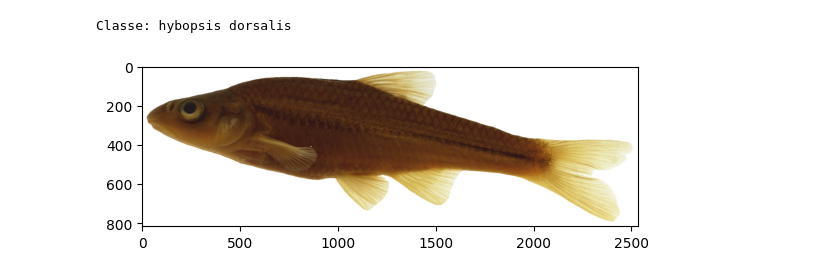
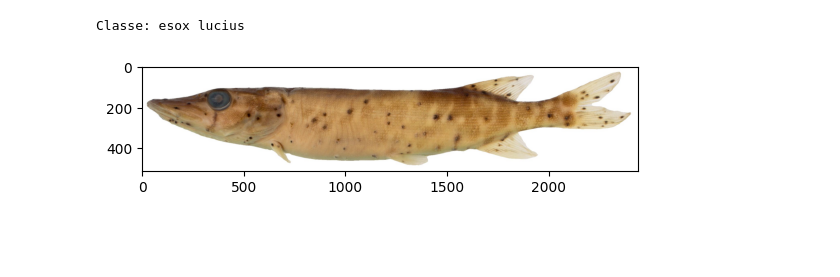
Before and after one commit to Giu27/ecowave, a Jupyter notebook: main.ipynb, the cells around one changed output. Saved outputs shown, nothing was run; the diff lists cells and outputs as text; code cells hidden in the pictures; blank space fills up the shorter version.

```diff
--- a/main.ipynb
+++ b/main.ipynb
@@ -16,29 +16,29 @@ if torch.cuda.is_available():
 # %%
 from PIL import Image
 import os
 import numpy as np
 import pandas as pd
 import matplotlib.pyplot as plt
 
 # Set the the fish_vista_repo_dir to the path of your cloned fish-vista HF repository
 fish_vista_repo_dir = "dataset/fish-vista/"
 
 # Read classification test and train csv files
 train_path = os.path.join(fish_vista_repo_dir, "classification_train.csv")
 train_df = pd.read_csv(train_path)
 
 test_path = os.path.join(fish_vista_repo_dir, "classification_test.csv")
 test_df = pd.read_csv(test_path)
 
 # Get image at index 'idx'
-idx = 4545
+idx = 4952
 img_class = train_df.iloc[idx].standardized_species
 if (train_df.iloc[idx].license == "CC BY-NC-ND"): img_filename = "Images/" + train_df.iloc[idx].filename
 else: img_filename = train_df.iloc[idx].file_name
 
 img_test = Image.open(os.path.join(fish_vista_repo_dir, img_filename))
 plt.imshow(img_test)
 print(f"Classe: {img_class}")
 # %% [output]
-Classe: hybopsis dorsalis
+Classe: esox lucius
-[figure, old version]
+[figure, new version]
```
Also changed, not shown: parts of 3 cells of this notebook.
